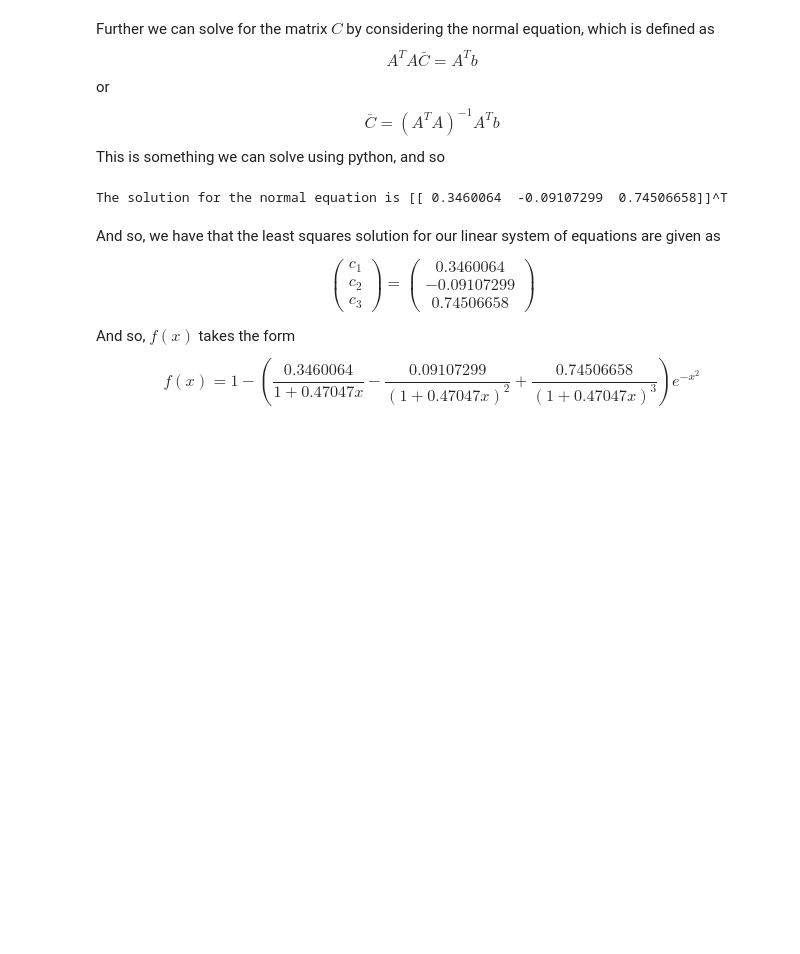
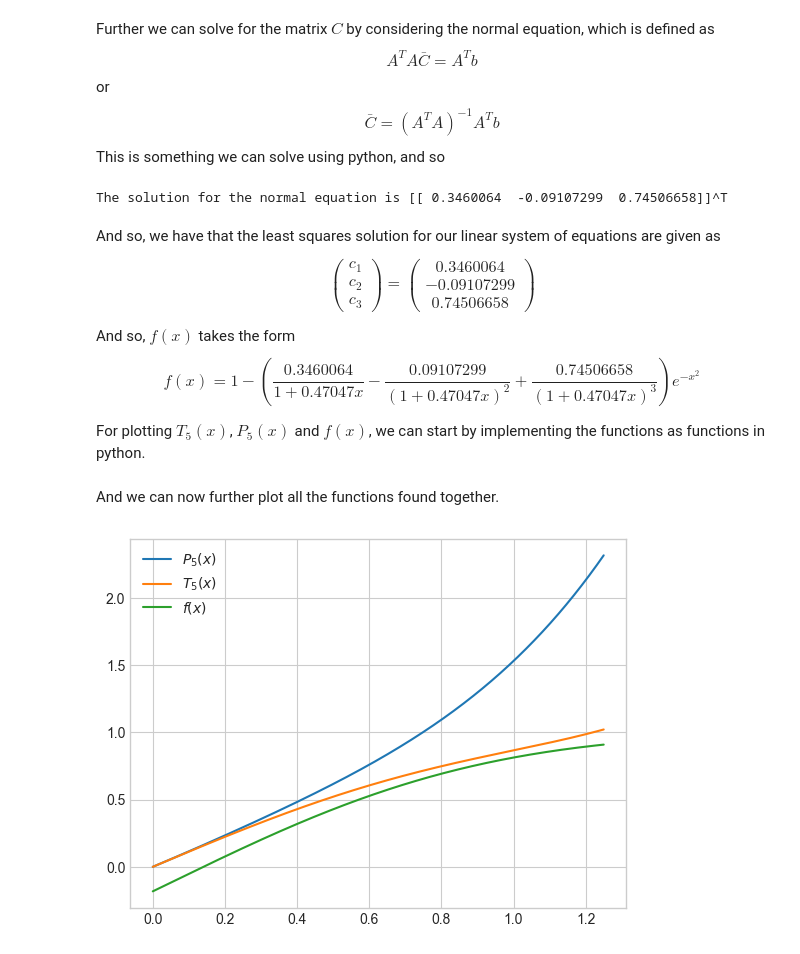
Before and after one commit to Danant98/MA3_Numerical_methods, a Jupyter notebook: src/MA3.ipynb, the cells around one changed output. Saved outputs shown, nothing was run; the diff lists cells and outputs as text; code cells hidden in the pictures; blank space fills up the shorter version.

```diff
--- a/src/MA3.ipynb
+++ b/src/MA3.ipynb
@@ -626,3 +626,23 @@ And so, $f(x)$ takes the form
 $$
 f(x) = 1 - \left(\frac{0.3460064}{1 + 0.47047x} - \frac{0.09107299}{(1 + 0.47047x)^2} + \frac{0.74506658}{(1 + 0.47047x)^3}\right)e^{-x^2}
 $$
+
+For plotting $T_5 (x)$, $P_5 (x)$ and $f(x)$, we can start by implementing the functions as functions in python.
+# %%
+# Implementing the functions
+P_5 = lambda x: (2 / np.sqrt(np.pi)) * (0.3738725 * x**4 - 0.212109 * x**3 + 0.1933025 * x**2 + x)
+T_5 = lambda x: (2 / np.sqrt(np.pi)) * (x - (1 / 3) * x**3 + (1 / 10) * x**5)
+f_x = lambda x: 1 - ( C2[0] / (1 + 0.47047 * x) - C2[1] / (1 + 0.47047 * x)**2 + C2[2] / (1 + 0.47047 * x)**3 ) * np.exp(-x**2)
+# %% [markdown]
+And we can now further plot all the functions found together.
+# %%
+# Defining the x-values
+x_values = np.linspace(0, 1.25, 1000)
+# Plot the functions
+plt.plot(x_values, P_5(x_values), label = r'$P_5(x)$')
+plt.plot(x_values, T_5(x_values), label = r'$T_5(x)$')
+plt.plot(x_values, f_x(x_values), label = r'$f(x)$')
+plt.legend()
+plt.show()
+# %% [output]
+[figure, added]
```
Also changed, not shown: parts of 1 cell of this notebook.
